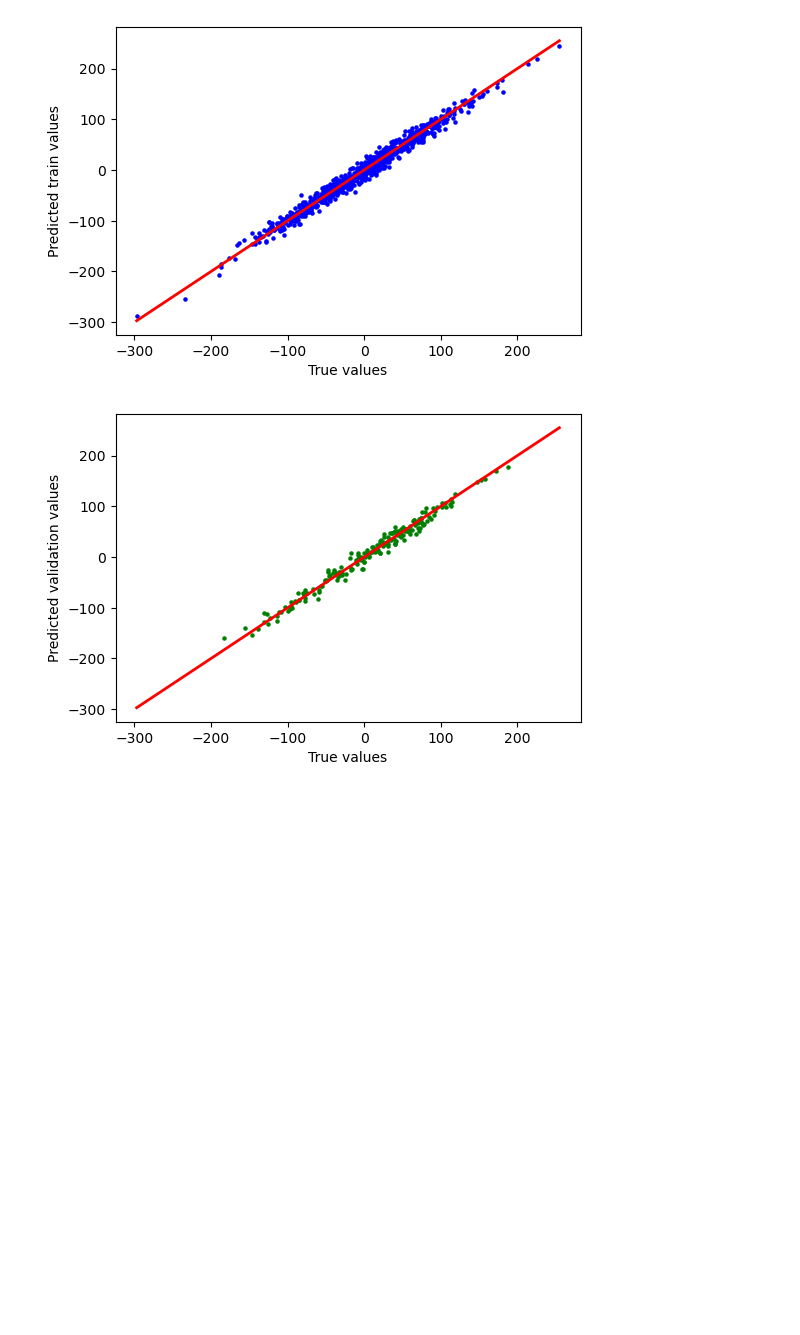
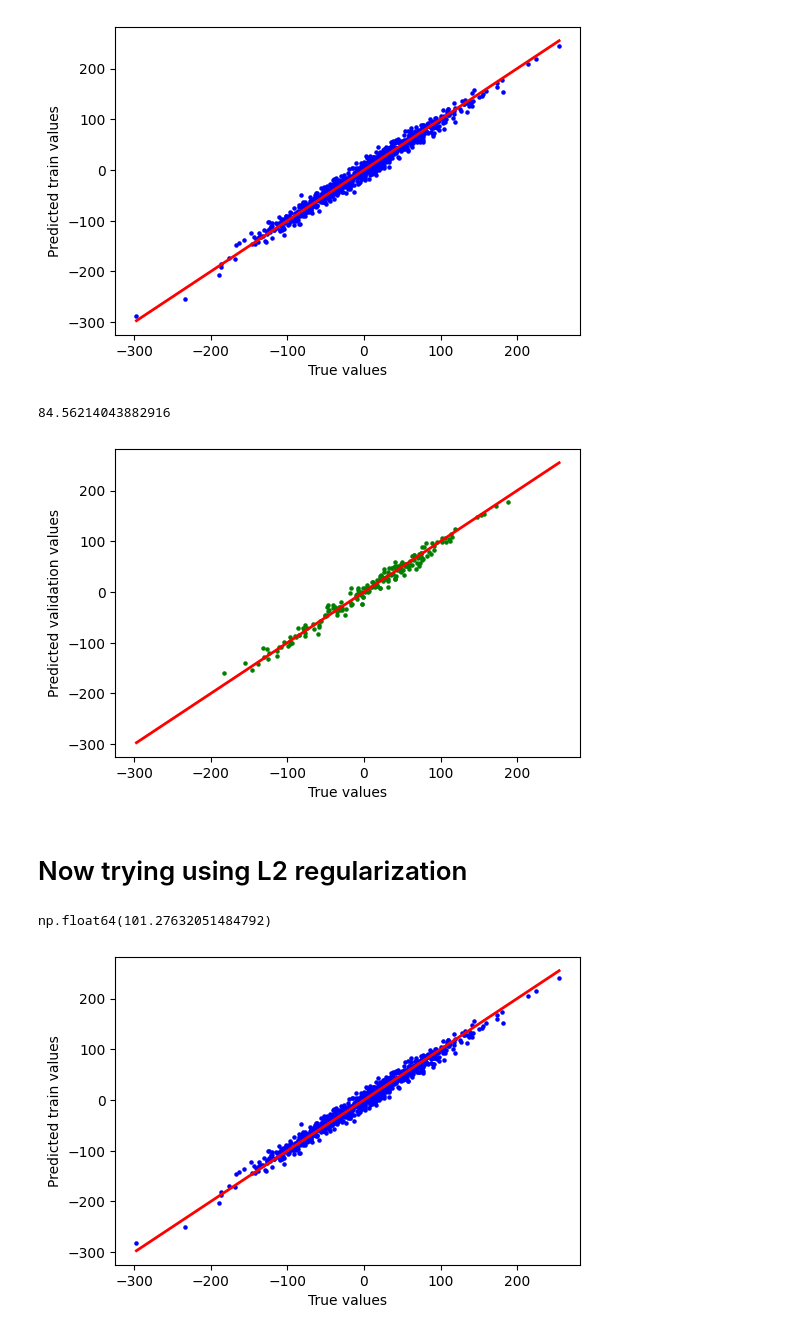
Before and after one commit to mahdi-eth/Linear-Regression-from-Scratch, a Jupyter notebook: test_model.ipynb, the cells around one changed output. Saved outputs shown, nothing was run; the diff lists cells and outputs as text; code cells hidden in the pictures; blank space fills up the shorter version.

Commit message:
added l1 and l2 regularizations and test them in test_model

```diff
--- a/test_model.ipynb
+++ b/test_model.ipynb
@@ -42,6 +42,8 @@ plt.show()
 [figure]
 # %%
 y_pred_val = model.predict(X_val)
+
+print(mse(y_pred_val, y_val))
 
 fig = plt.figure(figsize=(6,4))
 plt.scatter(y_val, y_pred_val, color="green", s=5)
@@ -50,4 +52,26 @@ plt.xlabel("True values")
 plt.ylabel("Predicted validation values")
 plt.show()
 # %% [output]
+84.56214043882916
 [figure]
+# %% [markdown]
+# Now trying using L2 regularization
+# %%
+model = LinearRegression(lr=0.01, penalty="l2")
+model.fit(X_fit, y_fit)
+train_predictions = model.predict(X_fit)
+# %%
+mse(y_fit, train_predictions)
+# %% [output]
+np.float64(101.27632051484792)
+# %%
+y_pred_train = model.predict(X_fit)
+
+fig = plt.figure(figsize=(6,4))
+plt.scatter(y_fit, y_pred_train, color="blue", s=5)
+plt.plot([min(y), max(y)], [min(y), max(y)], color="red", linewidth=2)
+plt.xlabel("True values")
+plt.ylabel("Predicted train values")
+plt.show()
+# %% [output]
+[figure, added]
```
Also changed, not shown: parts of 2 cells of this notebook, 1 other file.
